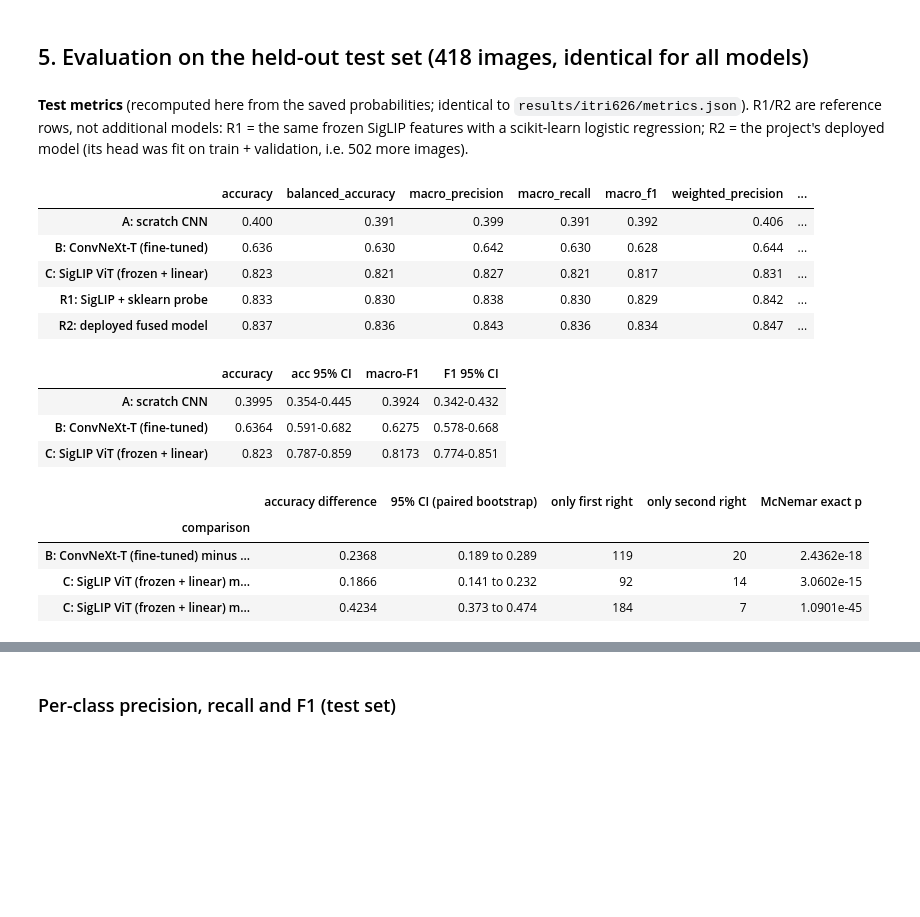
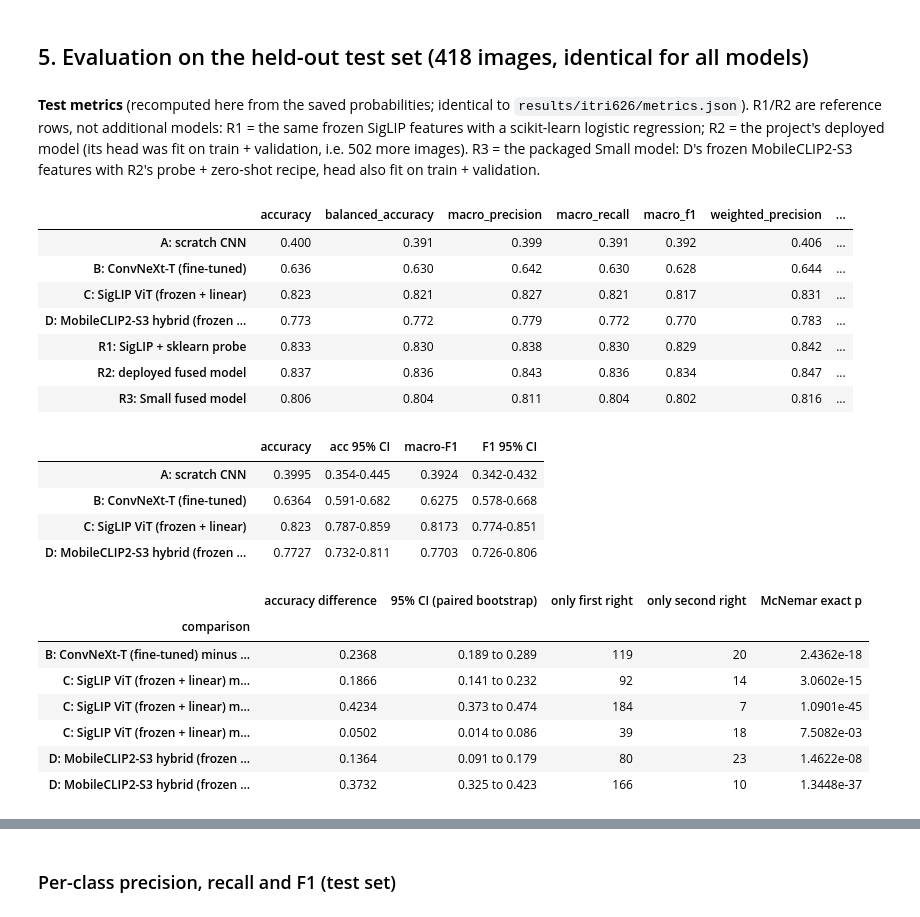
Before and after one commit to Vaperizer2/626-Project, a Jupyter notebook: notebooks/ITRI626_three_models.ipynb, the cells around one changed output, grey strips where cells are left out. Drawn from its saved outputs; the diff is of its cells as text; code cells hidden in the pictures; blank space fills up the shorter version.

```diff
--- a/notebooks/ITRI626_three_models.ipynb
+++ b/notebooks/ITRI626_three_models.ipynb
@@ -397,16 +428,19 @@ tab = pd.DataFrame(tab).T
 display(Markdown("**Test metrics** (recomputed here from the saved probabilities; identical to `results/itri626/metrics.json`). "
                  "R1/R2 are reference rows, not additional models: R1 = the same frozen SigLIP features with a "
                  "scikit-learn logistic regression; R2 = the project's deployed model (its head was fit on train + "
-                 "validation, i.e. 502 more images)."))
+                 "validation, i.e. 502 more images). R3 = the packaged Small model: D's frozen "
+                 "MobileCLIP2-S3 features with R2's probe + zero-shot recipe, head also fit on train + validation."))
 display(tab.style.format("{:.3f}").highlight_max(axis=0, subset=pd.IndexSlice[[H.SHORT[n] for n in H.MAIN], cols[:-1]], props="font-weight:bold"))
 # %% [output]
-**Test metrics** (recomputed here from the saved probabilities; identical to `results/itri626/metrics.json`). R1/R2 are reference rows, not additional models: R1 = the same frozen SigLIP features with a scikit-learn logistic regression; R2 = the project's deployed model (its head was fit on train + validation, i.e. 502 more images).
+**Test metrics** (recomputed here from the saved probabilities; identical to `results/itri626/metrics.json`). R1/R2 are reference rows, not additional models: R1 = the same frozen SigLIP features with a scikit-learn logistic regression; R2 = the project's deployed model (its head was fit on train + validation, i.e. 502 more images). R3 = the packaged Small model: D's frozen MobileCLIP2-S3 features with R2's probe + zero-shot recipe, head also fit on train + validation.
 |  | accuracy | balanced_accuracy | macro_precision | macro_recall | macro_f1 | weighted_precision | ... |
 | A: scratch CNN | 0.400 | 0.391 | 0.399 | 0.391 | 0.392 | 0.406 | ... |
 | B: ConvNeXt-T (fine-tuned) | 0.636 | 0.630 | 0.642 | 0.630 | 0.628 | 0.644 | ... |
 | C: SigLIP ViT (frozen + linear) | 0.823 | 0.821 | 0.827 | 0.821 | 0.817 | 0.831 | ... |
+| D: MobileCLIP2-S3 hybrid (frozen ... | 0.773 | 0.772 | 0.779 | 0.772 | 0.770 | 0.783 | ... |
 | R1: SigLIP + sklearn probe | 0.833 | 0.830 | 0.838 | 0.830 | 0.829 | 0.842 | ... |
 | R2: deployed fused model | 0.837 | 0.836 | 0.843 | 0.836 | 0.834 | 0.847 | ... |
+| R3: Small fused model | 0.806 | 0.804 | 0.811 | 0.804 | 0.802 | 0.816 | ... |
 # %%
 # 95% bootstrap intervals (2,000 resamples of the 418 test images) and paired differences between the main models
 from sklearn.metrics import f1_score
@@ -417,34 +451,42 @@ B = 2000; idx = rng.integers(0, N, (B, N))
 boot = {n: {"acc": (pred[n][idx] == y[idx]).mean(1),
             "f1": np.array([f1_score(y[i], pred[n][i], average="macro", labels=range(20), zero_division=0) for i in idx])}
         for n in H.MAIN}
 ci = pd.DataFrame({H.SHORT[n]: {"accuracy": (pred[n] == y).mean(),
                                 "acc 95% CI": "%.3f-%.3f" % tuple(np.percentile(boot[n]["acc"], [2.5, 97.5])),
                                 "macro-F1": f1_score(y, pred[n], average="macro"),
                                 "F1 95% CI": "%.3f-%.3f" % tuple(np.percentile(boot[n]["f1"], [2.5, 97.5]))}
                    for n in H.MAIN}).T
 display(ci)
 from scipy.stats import binomtest
 rows = []
 for a, b in [("B_convnext_tiny", "A_scratch_cnn"), ("C_siglip_so400m_linear", "B_convnext_tiny"),
-             ("C_siglip_so400m_linear", "A_scratch_cnn")]:
+             ("C_siglip_so400m_linear", "A_scratch_cnn"),
+             ("C_siglip_so400m_linear", "D_mobileclip2_s3_linear"), ("D_mobileclip2_s3_linear", "B_convnext_tiny"),
+             ("D_mobileclip2_s3_linear", "A_scratch_cnn")]:
+    if a not in pred or b not in pred:   # pairs with D are skipped when WITH_D is False
+        continue
     ca, cb = pred[a] == y, pred[b] == y
     n01, n10 = int((~ca & cb).sum()), int((ca & ~cb).sum())
     d = boot[a]["acc"] - boot[b]["acc"]
     rows.append({"comparison": f"{H.SHORT[a]} minus {H.SHORT[b]}", "accuracy difference": ca.mean() - cb.mean(),
                  "95% CI (paired bootstrap)": "%.3f to %.3f" % tuple(np.percentile(d, [2.5, 97.5])),
                  f"only first right": n10, "only second right": n01,
                  "McNemar exact p": binomtest(n10, n10 + n01, 0.5).pvalue if n10 + n01 else 1.0})
 display(pd.DataFrame(rows).set_index("comparison"))
 # %% [output]
 |  | accuracy | acc 95% CI | macro-F1 | F1 95% CI |
 | A: scratch CNN | 0.3995 | 0.354-0.445 | 0.3924 | 0.342-0.432 |
 | B: ConvNeXt-T (fine-tuned) | 0.6364 | 0.591-0.682 | 0.6275 | 0.578-0.668 |
 | C: SigLIP ViT (frozen + linear) | 0.823 | 0.787-0.859 | 0.8173 | 0.774-0.851 |
+| D: MobileCLIP2-S3 hybrid (frozen ... | 0.7727 | 0.732-0.811 | 0.7703 | 0.726-0.806 |
 |  | accuracy difference | 95% CI (paired bootstrap) | only first right | only second right | McNemar exact p |
 | comparison |  |  |  |  |  |
 | B: ConvNeXt-T (fine-tuned) minus ... | 0.2368 | 0.189 to 0.289 | 119 | 20 | 2.4362e-18 |
 | C: SigLIP ViT (frozen + linear) m... | 0.1866 | 0.141 to 0.232 | 92 | 14 | 3.0602e-15 |
 | C: SigLIP ViT (frozen + linear) m... | 0.4234 | 0.373 to 0.474 | 184 | 7 | 1.0901e-45 |
+| C: SigLIP ViT (frozen + linear) m... | 0.0502 | 0.014 to 0.086 | 39 | 18 | 7.5082e-03 |
+| D: MobileCLIP2-S3 hybrid (frozen ... | 0.1364 | 0.091 to 0.179 | 80 | 23 | 1.4622e-08 |
+| D: MobileCLIP2-S3 hybrid (frozen ... | 0.3732 | 0.325 to 0.423 | 166 | 10 | 1.3448e-37 |
 # %%
 fig = H.fig_test_metrics(pd.DataFrame({n: {k: tab.loc[H.SHORT[n], k] for k in
                          ["accuracy", "balanced_accuracy", "macro_precision", "macro_recall", "macro_f1", "weighted_f1"]}
```
Also changed, not shown: parts of 26 cells of this notebook, 31 other files.
